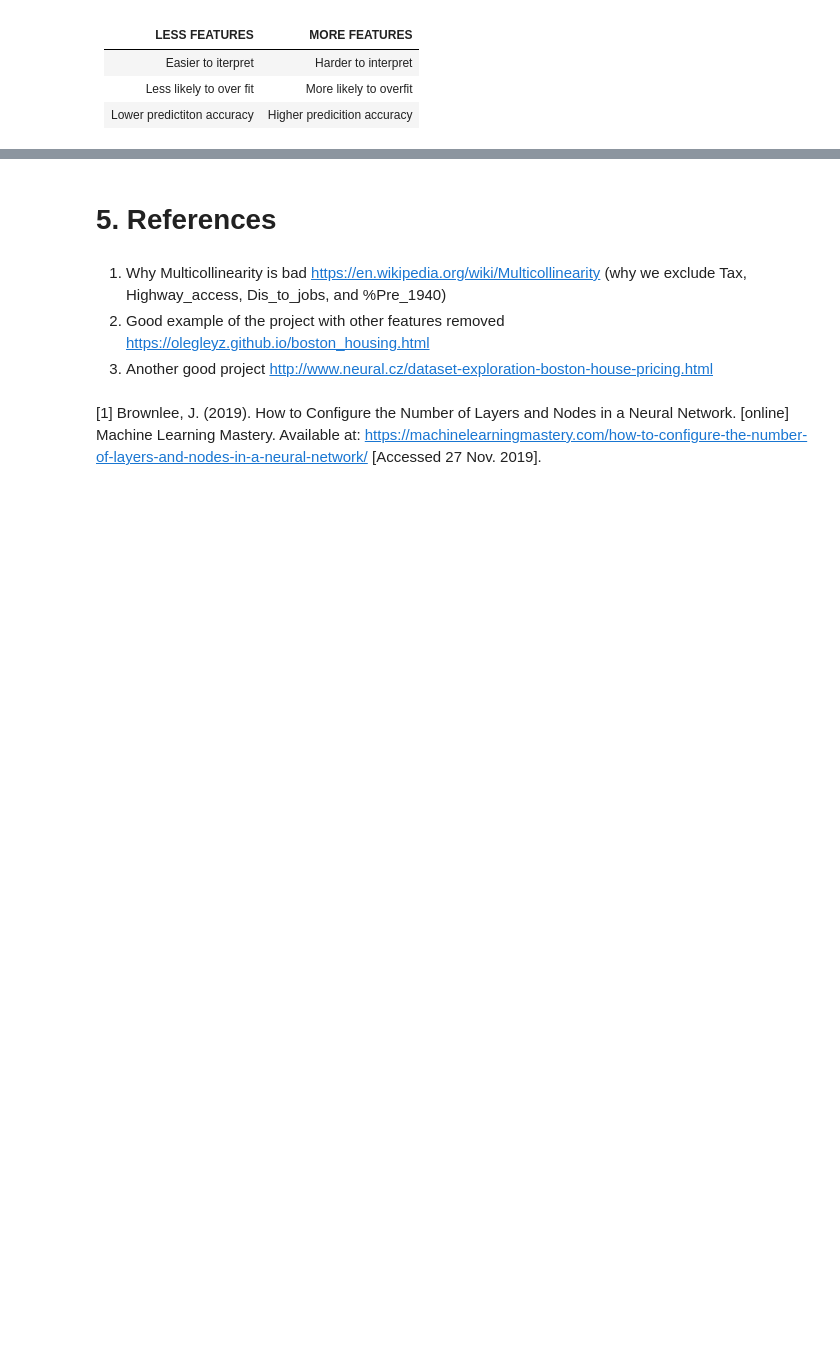
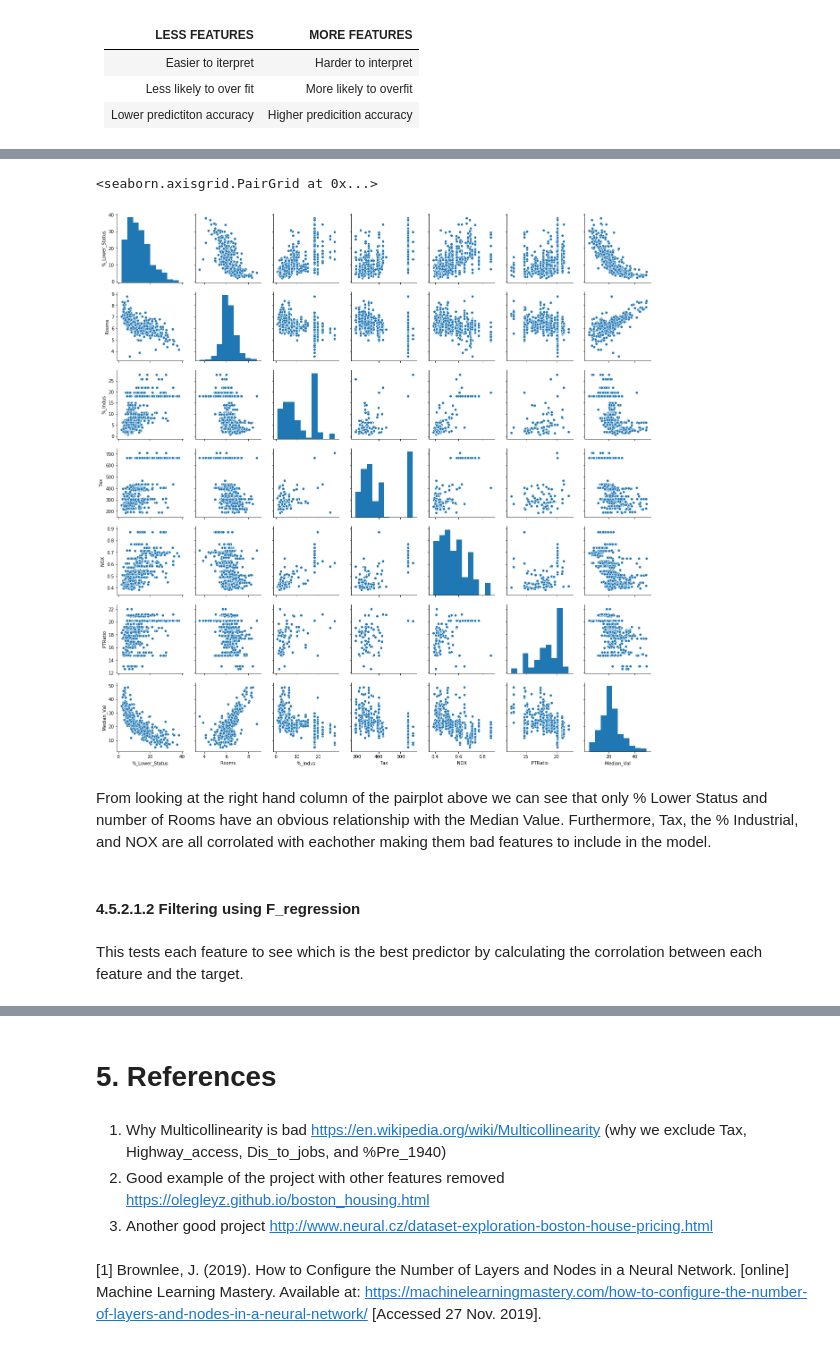
Before and after one commit to ConorHogan/MachineLearning-and-Statistics-Project, a Jupyter notebook: Machine-Learning-and-Statistics-Project-Notebook.ipynb, the cells around one changed output, grey strips where cells are left out. Cells and saved outputs as stored; diff of their text form; code cells hidden in the pictures; blank space fills up the shorter version.

Commit message:
Feature selection using corrolation and f_regression. Testing on filtered dataset

```diff
--- a/Machine-Learning-and-Statistics-Project-Notebook.ipynb
+++ b/Machine-Learning-and-Statistics-Project-Notebook.ipynb
@@ -1687,0 +1534,3 @@ df.head()
+# %%
+fifty_plus_removed = df.loc[df['Median_Val'] < 49.9]
+fifty_plus_removed.head()
@@ -1687,0 +1598,4 @@ df.head()
+# %%
+# getting highly corralted values
+high_corr_features = fifty_plus_removed[["%_Lower_Status","Rooms","%_Indus","Tax","NOX","PTRatio","Median_Val"]]
+high_corr_features.head()
@@ -1687,0 +1609,11 @@ df.head()
+# %%
+sns.pairplot(high_corr_features)
+# %% [output]
+<seaborn.axisgrid.PairGrid at 0x...>
+[figure, added]
+# %% [markdown]
+From looking at the right hand column of the pairplot above we can see that only % Lower Status and number of Rooms have an obvious relationship with the Median Value. Furthermore, Tax, the % Industrial, and NOX are all corrolated with eachother making them bad features to include in the model.
+# %% [markdown]
+#### 4.5.2.1.2 Filtering using F_regression
+# %% [markdown]
+This tests each feature to see which is the best predictor by calculating the corrolation between each feature and the target.
```
Also changed, not shown: parts of 105 cells of this notebook.
